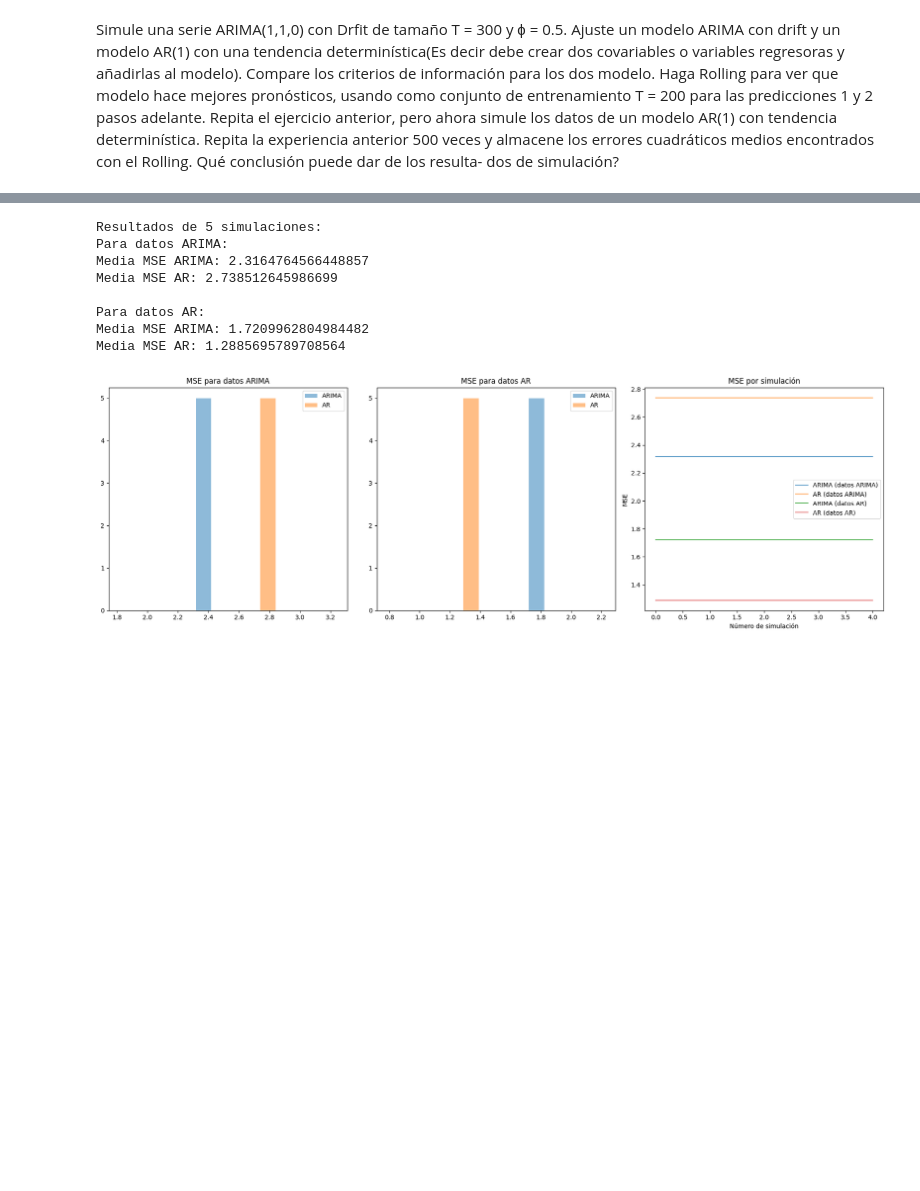
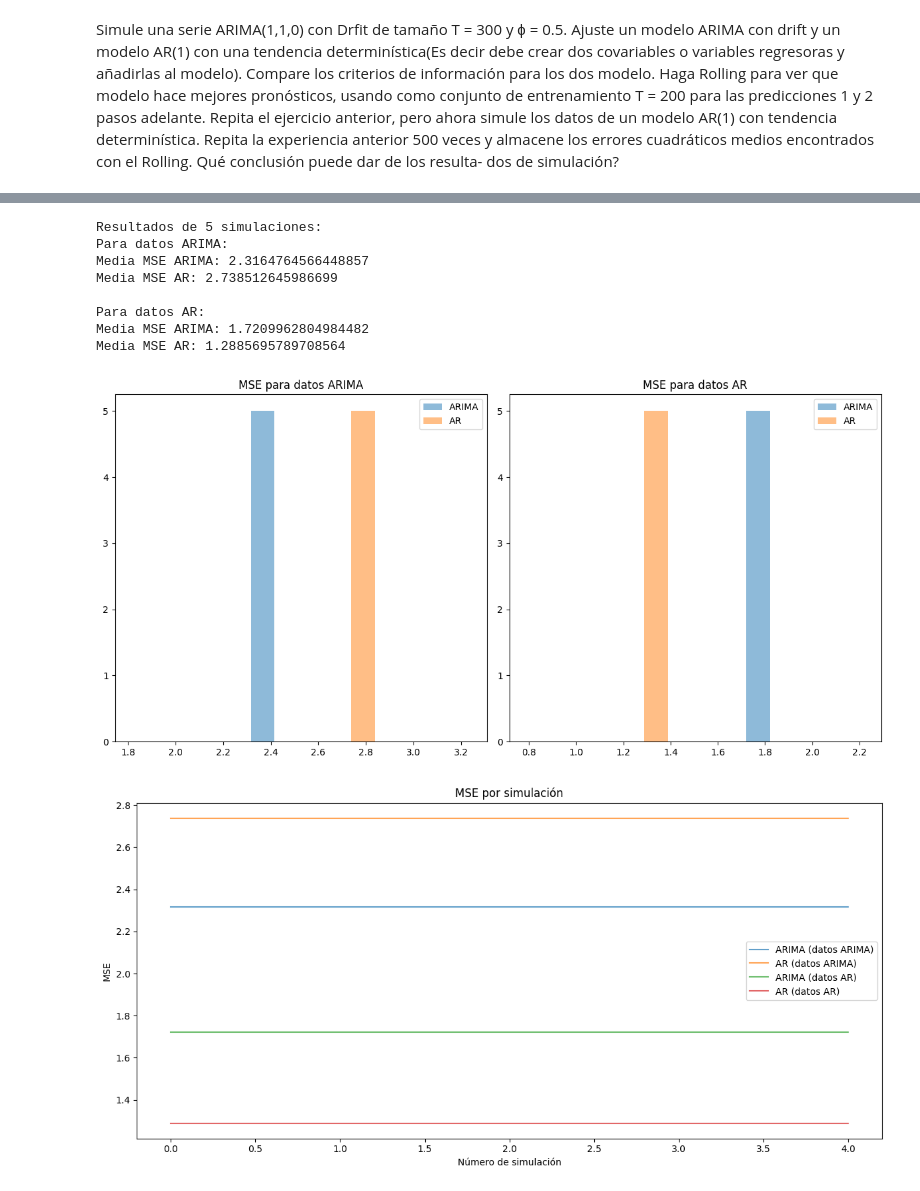
Before and after one commit to Plealm/Acciones_Series_Temporales, a Jupyter notebook: src/Simulaciones/ej_7_3.ipynb, the cells around one changed output, grey strips where cells are left out. Drawn from its saved outputs; the diff is of its cells as text; code cells hidden in the pictures; blank space fills up the shorter version.

```diff
--- a/src/Simulaciones/ej_7_3.ipynb
+++ b/src/Simulaciones/ej_7_3.ipynb
@@ -84,7 +84,7 @@ for data, data_type in [(y_arima, "ARIMA"), (y_ar, "AR")]:
     mse_arima, mse_ar = rolling_forecast(data, train_size, 2)
     print(f"\nMSE para datos {data_type}:")
     print("ARIMA MSE:", mse_arima)
-    print("AR MSE:", mse_ar)
+    print("AR MSE:\n", mse_ar)
 
 # Parte 3: Repetir n_simulations veces con barra de progreso
 mse_arima_list_arima_data = []
@@ -127,8 +127,11 @@ plt.hist(mse_ar_list_ar_data, alpha=0.5, label='AR')
 plt.title('MSE para datos AR')
 plt.legend()
 
+plt.tight_layout()
+plt.show()
+
 # Nueva gráfica: MSE por simulación
-plt.subplot(1, 3, 3)
+plt.figure(figsize=(12, 6))
 plt.plot(range(n_simulations), mse_arima_list_arima_data, label='ARIMA (datos ARIMA)', alpha=0.7)
 plt.plot(range(n_simulations), mse_ar_list_arima_data, label='AR (datos ARIMA)', alpha=0.7)
 plt.plot(range(n_simulations), mse_arima_list_ar_data, label='ARIMA (datos AR)', alpha=0.7)
@@ -137,31 +140,32 @@ plt.title('MSE por simulación')
 plt.xlabel('Número de simulación')
 plt.ylabel('MSE')
 plt.legend()
 
 plt.tight_layout()
 plt.show()
 # %% [output]
 Criterios de información para datos ARIMA:
 ARIMA AIC: 843.0107767482793
 AR AIC: 897.3181867153427
 
 MSE para datos ARIMA:
 ARIMA MSE: 2.3164764566448857
 AR MSE: 2.738512645986699
 
 Criterios de información para datos AR:
 ARIMA AIC: 915.2754666743151
 AR AIC: 843.24339184012
 
 MSE para datos AR:
 ARIMA MSE: 1.7209962804984482
 AR MSE: 1.2885695789708564
 Resultados de 5 simulaciones:
 Para datos ARIMA:
 Media MSE ARIMA: 2.3164764566448857
 Media MSE AR: 2.738512645986699
 
 Para datos AR:
 Media MSE ARIMA: 1.7209962804984482
 Media MSE AR: 1.2885695789708564
-[figure, old version]
+[figure, new version]
+[figure, added]
```
